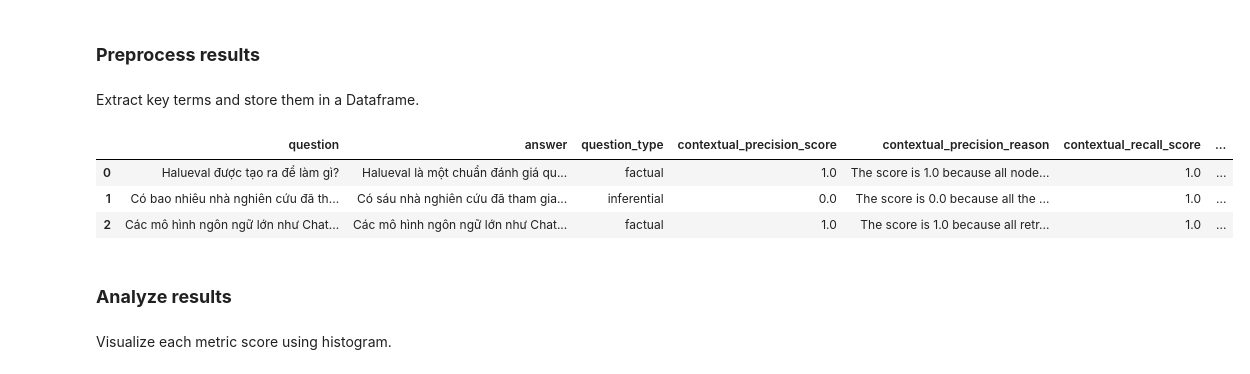
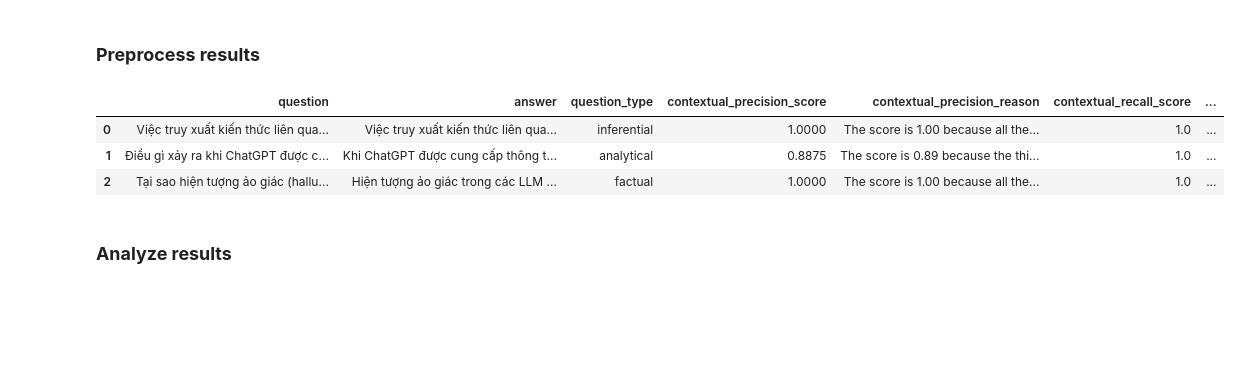
Before and after one commit to NgHuyen137/Research-RAG-Chatbot, a Jupyter notebook: evaluation/analyze_results.ipynb, the cells around one changed output. Saved outputs shown, nothing was run; the diff lists cells and outputs as text; code cells hidden in the pictures; blank space fills up the shorter version.

```diff
--- a/evaluation/analyze_results.ipynb
+++ b/evaluation/analyze_results.ipynb
@@ -6,45 +7,42 @@ import pandas as pd
 import matplotlib.pyplot as plt
 # %% [markdown]
 ### **Preprocess results**
-# %% [markdown]
-Extract key terms and store them in a Dataframe.
 # %%
 with open(file="../.deepeval/.deepeval-cache.json", mode="r", encoding="utf-8") as file:
   eval_results = json.load(file)
 
-with open(file="../data/eval/qa_dataset.json", mode="r", encoding="utf-8") as file:
+with open(file="../data/qa/qa_dataset.json", mode="r", encoding="utf-8") as file:
   qa_dataset = json.load(file)
 
 dict_data_list = []
 for key, val in eval_results["test_cases_lookup_map"].items():
   dict_data = dict()
 
   key_dict = json.loads(key)
   dict_data["user_input"] = key_dict["input"]
 
   metric_name_mapping = {
     0: "contextual_precision",
     1: "contextual_recall",
     2: "faithfulness",
     3: "answer_relevancy"
   }
   for i, data in enumerate(val["cached_metrics_data"]):
     dict_data[f"{metric_name_mapping[i]}_score"] = data["metric_data"]["score"]
     dict_data[f"{metric_name_mapping[i]}_reason"] = data["metric_data"]["reason"]
 
   dict_data_list.append(dict_data)
 
 eval_result_df = pd.DataFrame(data=dict_data_list)
 qa_dataset_df = pd.DataFrame(data=qa_dataset)
 df = qa_dataset_df.merge(right=eval_result_df, how="inner", left_on="question", right_on="user_input")
 df = df.drop(columns="user_input")
+df.to_csv("../data/results/remain_result.csv", index=False)
 df.head(n=3)
 # %% [output]
 |  | question | answer | question_type | contextual_precision_score | contextual_precision_reason | contextual_recall_score | ... |
-| 0 | Halueval được tạo ra để làm gì? | Halueval là một chuẩn đánh giá qu... | factual | 1.0 | The score is 1.0 because all node... | 1.0 | ... |
-| 1 | Có bao nhiêu nhà nghiên cứu đã th... | Có sáu nhà nghiên cứu đã tham gia... | inferential | 0.0 | The score is 0.0 because all the ... | 1.0 | ... |
-| 2 | Các mô hình ngôn ngữ lớn như Chat... | Các mô hình ngôn ngữ lớn như Chat... | factual | 1.0 | The score is 1.0 because all retr... | 1.0 | ... |
+| 0 | Việc truy xuất kiến thức liên qua... | Việc truy xuất kiến thức liên qua... | inferential | 1.0000 | The score is 1.00 because all the... | 1.0 | ... |
+| 1 | Điều gì xảy ra khi ChatGPT được c... | Khi ChatGPT được cung cấp thông t... | analytical | 0.8875 | The score is 0.89 because the thi... | 1.0 | ... |
+| 2 | Tại sao hiện tượng ảo giác (hallu... | Hiện tượng ảo giác trong các LLM ... | factual | 1.0000 | The score is 1.00 because all the... | 1.0 | ... |
 # %% [markdown]
 ### **Analyze results**
-# %% [markdown]
-Visualize each metric score using histogram.
```
Also changed, not shown: parts of 7 cells of this notebook, 14 other files.
